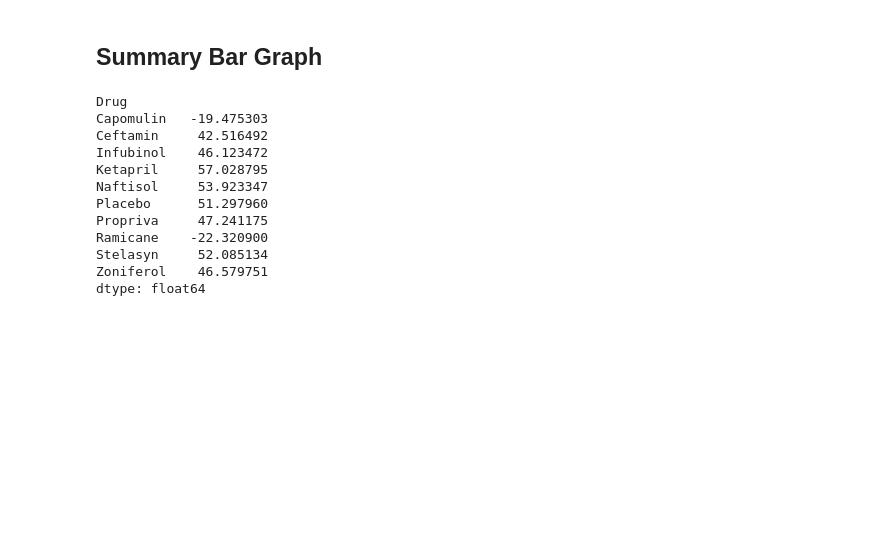
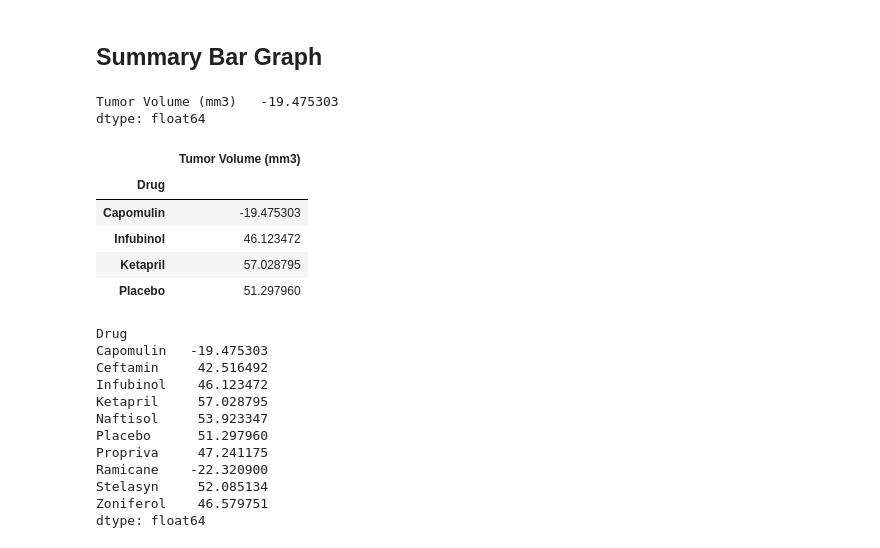
Before and after one commit to jeffreyb92/matplotlib-challenge, a Jupyter notebook: Pymaceuticals/pymaceuticals.ipynb, the cells around one changed output. Drawn from its saved outputs; the diff is of its cells as text; code cells hidden in the pictures; blank space fills up the shorter version.

```diff
--- a/Pymaceuticals/pymaceuticals.ipynb
+++ b/Pymaceuticals/pymaceuticals.ipynb
@@ -363,3 +359,24 @@ plt.show()
+# %%
+# Calculate the percent changes for each drug
+print((tumor_mean_df.loc['Capomulin',45]/tumor_mean_df.loc['Capomulin',0] -1) * 100)
+meds = ['Capomulin', 'Infubinol','Ketapril', 'Placebo']
+tumor_change = [(tumor_mean_df.loc[t,45]/tumor_mean_df.loc[t,0] -1) * 100 for t in meds]
+# tumor_mean_df.
+# Display the data to confirm
+# tumor_change
+tumor_change = pd.DataFrame({'Capomulin': tumor_change[0],'Infubinol': tumor_change[1],'Ketapril':tumor_change[2],'Placebo': tumor_change[3]})
+tumor_change = tumor_change.T
+tumor_change.index.name = 'Drug'
+tumor_change
+# %% [output]
+Tumor Volume (mm3)   -19.475303
+dtype: float64
+|  | Tumor Volume (mm3) |
+| Drug |  |
+| Capomulin | -19.475303 |
+| Infubinol | 46.123472 |
+| Ketapril | 57.028795 |
+| Placebo | 51.297960 |
 # %%
 # %% [output]
 Drug
```
Also changed, not shown: parts of 2 cells of this notebook.
